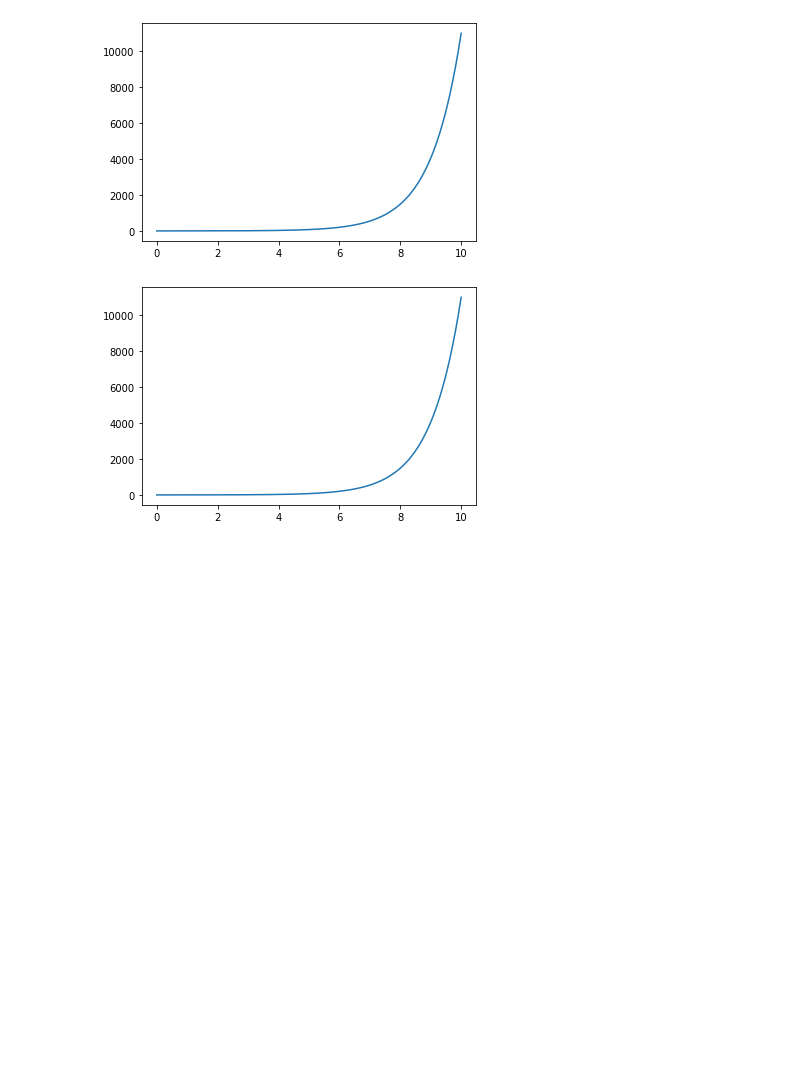
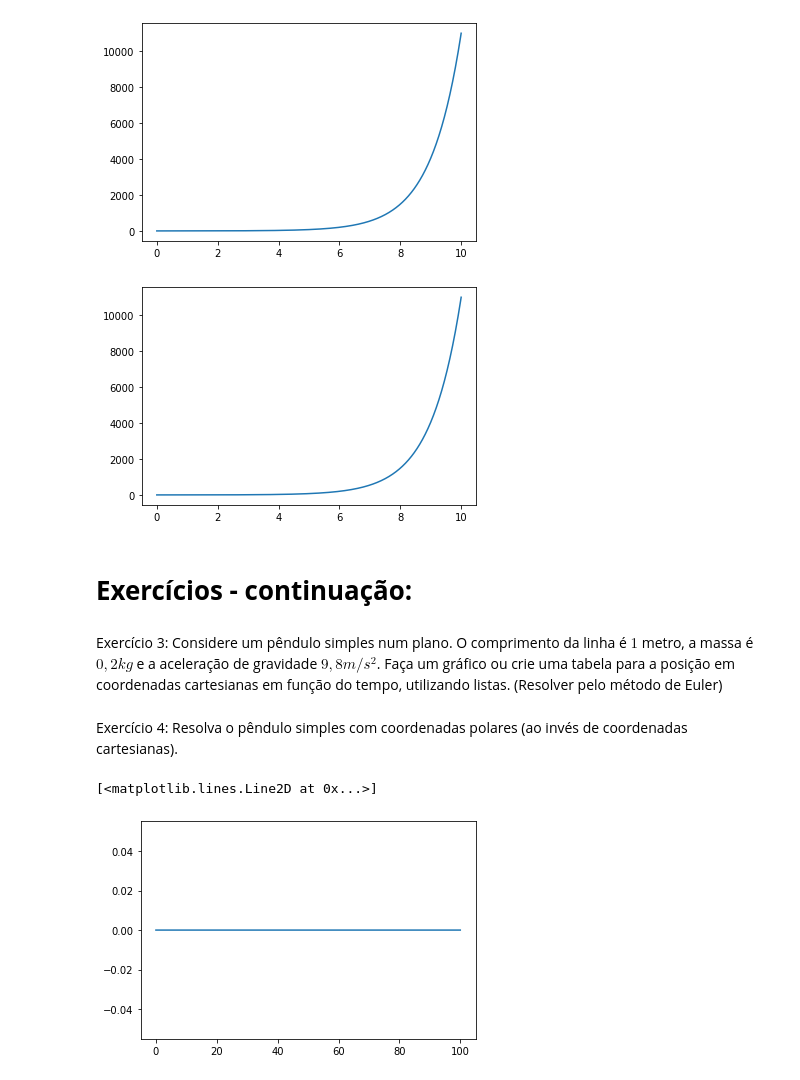
Before and after one commit to fernanda0402/Python, a Jupyter notebook: FernandaA_aula_10.ipynb, the cells around one changed output. Cells and saved outputs as stored; diff of their text form; code cells hidden in the pictures; blank space fills up the shorter version.

```diff
--- a/FernandaA_aula_10.ipynb
+++ b/FernandaA_aula_10.ipynb
@@ -110,3 +114,52 @@ plt.plot(x1,ch)
 plt.show()
 # %% [output]
 [figure]
+# %% [markdown]
+# **Exercícios - continuação:**
+# %% [markdown]
+Exercício 3: Considere um pêndulo simples num plano. O comprimento da linha é $1$ metro, a massa é $0,2 kg$ e a aceleração de gravidade $9,8 m/s^2$. Faça um gráfico ou crie uma tabela para a posição em coordenadas cartesianas em função do tempo, utilizando listas. (Resolver pelo método de Euler)
+# %% [markdown]
+Exercício 4: Resolva o pêndulo simples com coordenadas polares (ao invés de coordenadas cartesianas).
+# %%
+#Equação do pêndulo simples: x'' + (g/l)*x = 0
+#Faremos: x1 = x e x2 = x'
+#Logo, a equação fica: x2' = - (g/l)*x1 e temos também: x1' = x2
+
+import numpy as np
+import matplotlib.pyplot as plt
+
+#Dados:
+g = 9.8
+l = 1
+
+def f1(t,x1):
+  return -x1*(g/l)
+
+def f2(x2):
+  return x2
+
+dt = 0.01
+t = np.arange(0,100, dt)
+x1 = np.linspace(0,np.pi, 1000)
+x2 = np.linspace(0,np.pi, 1000)
+
+#Condições de contorno
+x1_0 = 0
+x1=[]
+x1.append(x1_0)
+
+x2_0 = 0
+x2=[]
+x2.append(x2_0)
+
+for i in range(len(t)-1):
+  x1i = x1[i] + f1(t[i], x1[i])*dt
+  x2i = x2[i] + f2(x2[i])*dt
+
+  x1.append(x1i)
+  x2.append(x2i)
+
+plt.plot(t,x1)
+# %% [output]
+[<matplotlib.lines.Line2D at 0x...>]
+[figure, added]
```
Also changed, not shown: parts of 2 cells of this notebook.
